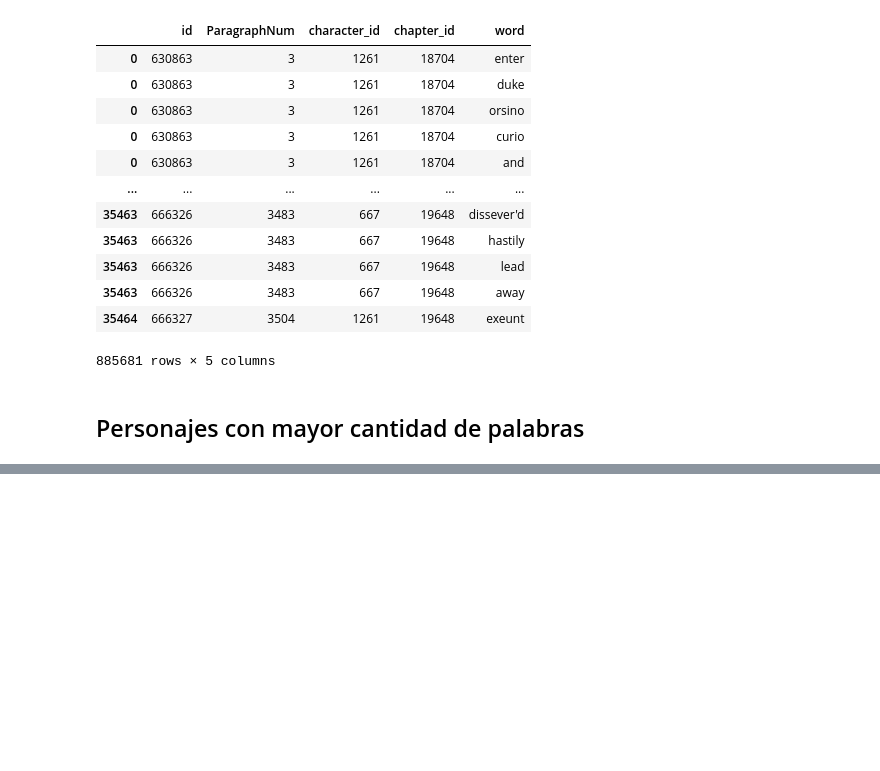
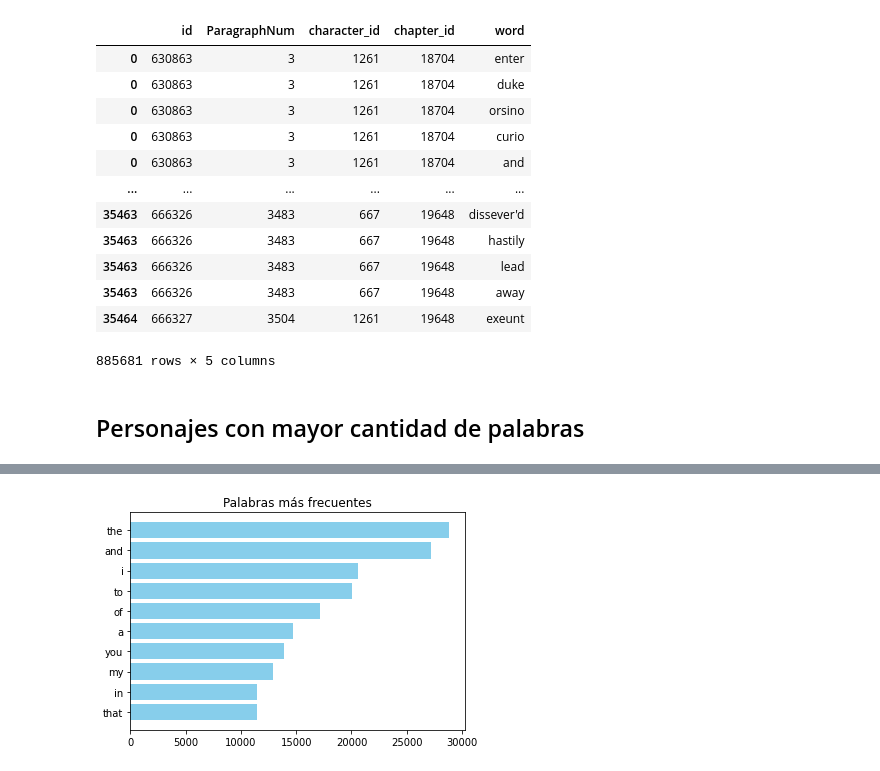
Before and after one commit to AlinaMendez/intro-cd, a Jupyter notebook: Tarea_1/shakespeare_propuesta.ipynb, the cells around one changed output, grey strips where cells are left out. Cells and saved outputs as stored; diff of their text form; code cells hidden in the pictures; blank space fills up the shorter version.

```diff
--- a/Tarea_1/shakespeare_propuesta.ipynb
+++ b/Tarea_1/shakespeare_propuesta.ipynb
@@ -582,0 +641,11 @@ Sigo probando
+# %%
+words_not_clean = df_words_original["word"].value_counts().sort_values(ascending=False)
+top_words_not_clean = words_not_clean[:10]
+
+top_words_not_clean = top_words_not_clean[::-1]
+
+plt.barh(top_words_not_clean.index, top_words_not_clean.values, color='skyblue')  # Cambia el color a azul claro
+plt.title('Palabras más frecuentes')
+plt.show()
+# %% [output]
+[figure, added]
```
Also changed, not shown: parts of 17 cells of this notebook.
